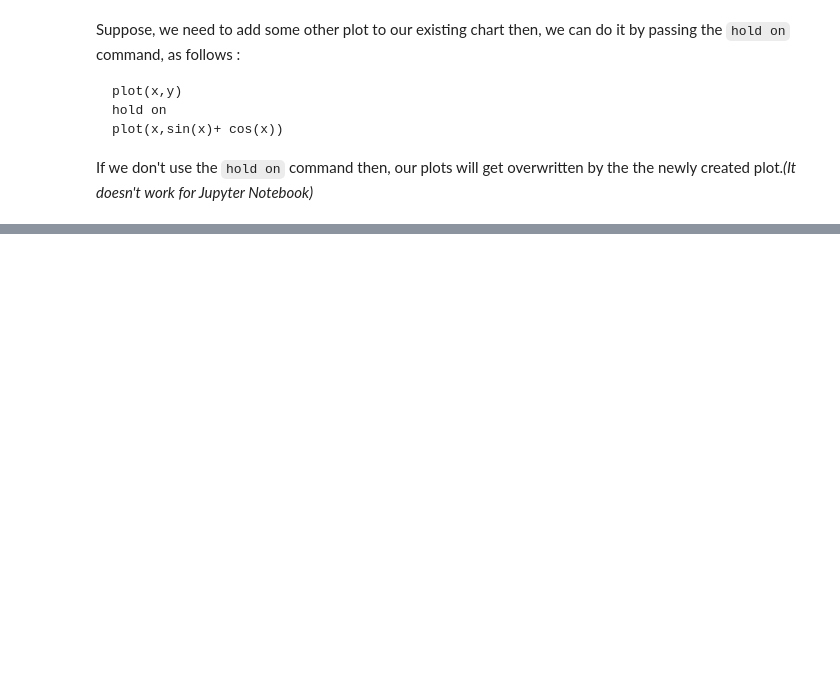
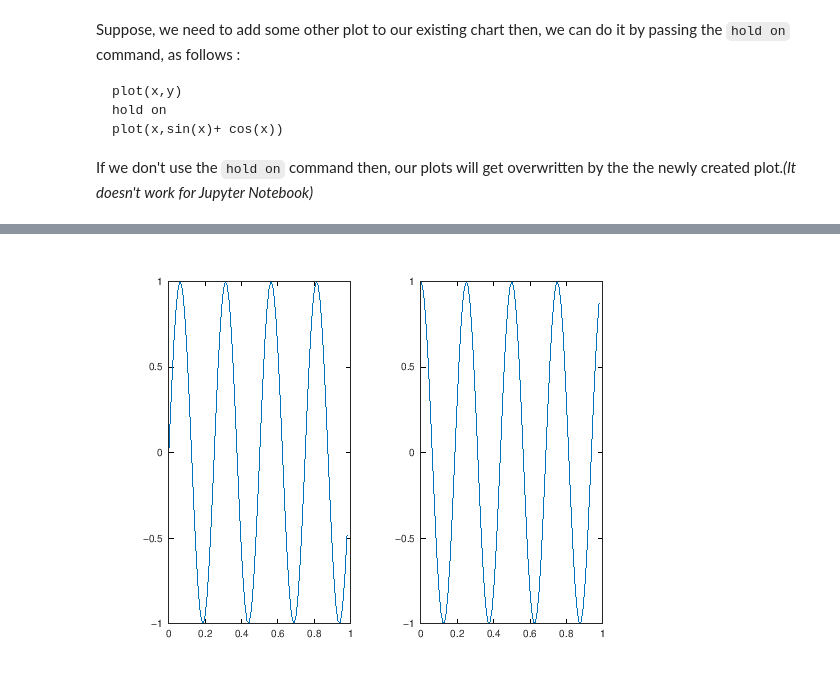
Before and after one commit to Udit365/MATLAB-Essentials, a Jupyter notebook: MATLAB_Basics/1.5_Data_Visualization.ipynb, the cells around one changed output, grey strips where cells are left out. Saved outputs shown, nothing was run; the diff lists cells and outputs as text; code cells hidden in the pictures; blank space fills up the shorter version.

```diff
--- a/MATLAB_Basics/1.5_Data_Visualization.ipynb
+++ b/MATLAB_Basics/1.5_Data_Visualization.ipynb
@@ -100,0 +200,12 @@ If we don't use the `hold on` command then, our plots will get overwritten by th
+# %%
+% Dividing plot area into (1x2) -- first 2 arguments & choosing 1st grid to plot (3rd argument)
+
+subplot(1,2,1);
+plot(t,y1);
+
+% Choosing in the 2nd grid for plotting
+
+subplot(1,2,2);
+plot(t,y2);
+# %% [output]
+[figure, added]
```
Also changed, not shown: parts of 13 cells of this notebook.
